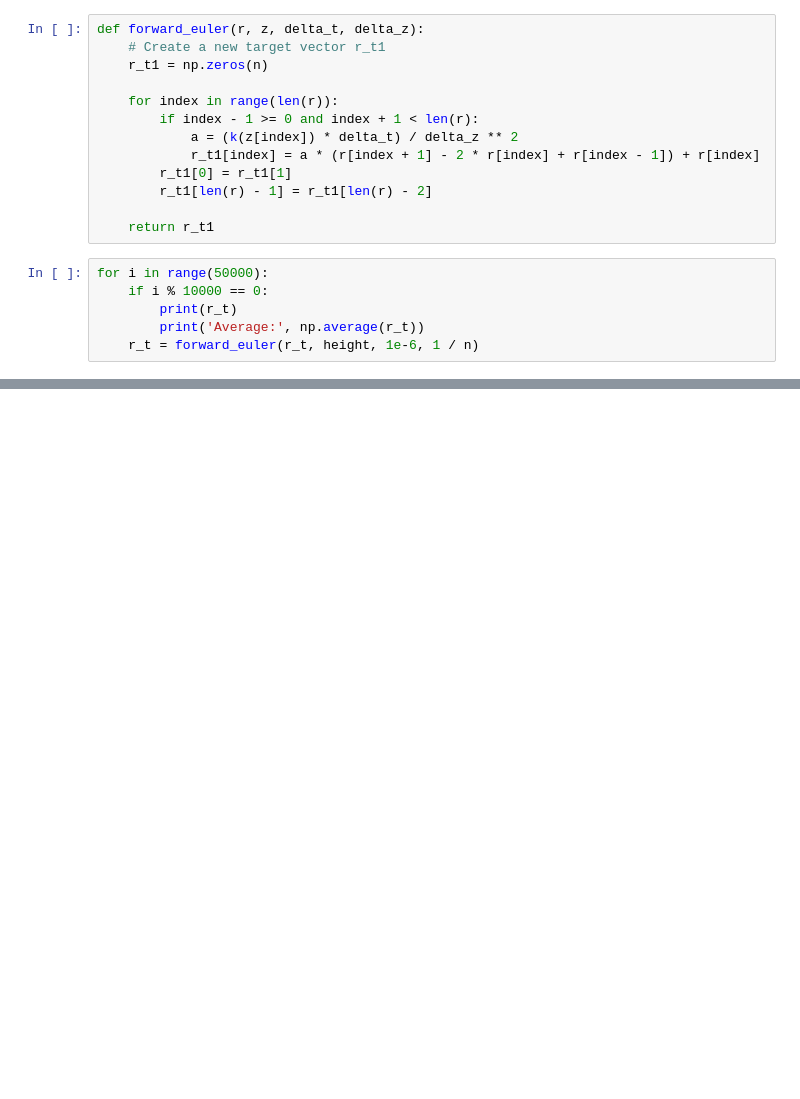
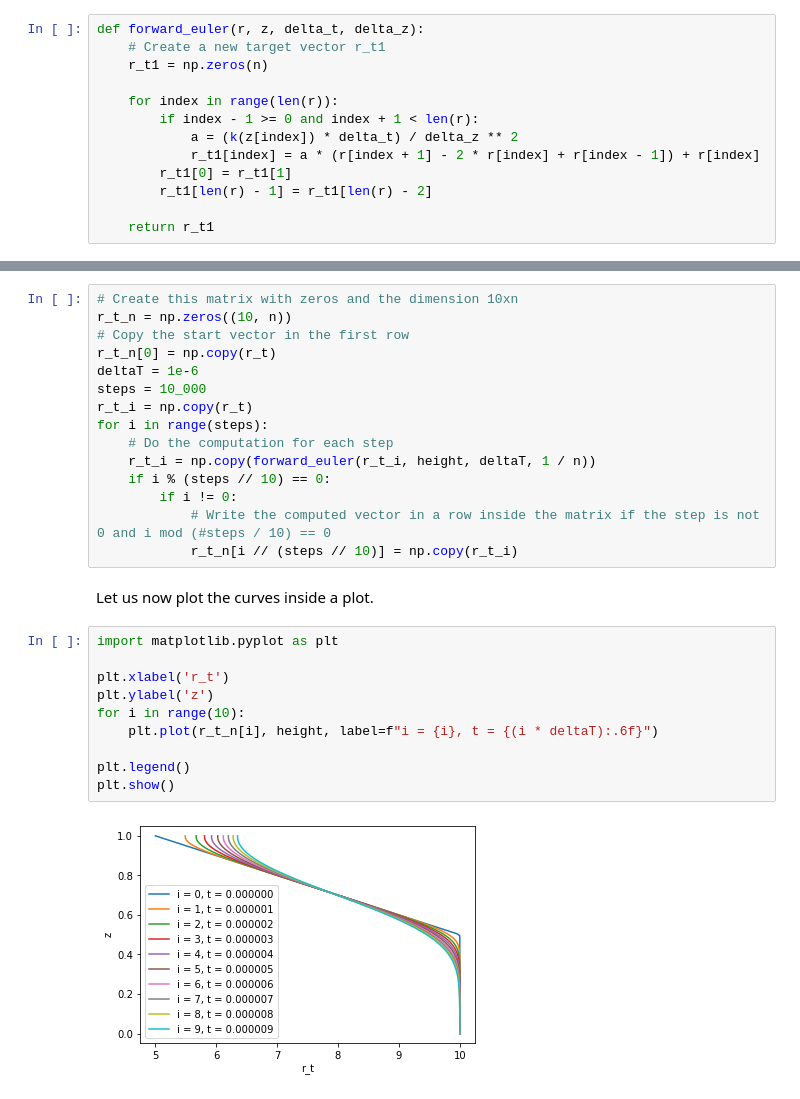
Before and after one commit to svbergmann/Mathematical-modeling-of-the-atmosphere, a Jupyter notebook: exercises/ex0.ipynb, the cells around one changed output, grey strips where cells are left out. Saved outputs shown, nothing was run; the diff lists cells and outputs as text; blank space fills up the shorter version.

Commit message:
Finished plotting r_t

```diff
--- a/exercises/ex0.ipynb
+++ b/exercises/ex0.ipynb
@@ -141,9 +119,3 @@ def forward_euler(r, z, delta_t, delta_z):
         r_t1[len(r) - 1] = r_t1[len(r) - 2]
 
     return r_t1
-# %%
-for i in range(50000):
-    if i % 10000 == 0:
-        print(r_t)
-        print('Average:', np.average(r_t))
-    r_t = forward_euler(r_t, height, 1e-6, 1 / n)
@@ -178,0 +133,29 @@ Average: 8.861368780166645
+# %%
+# Create this matrix with zeros and the dimension 10xn
+r_t_n = np.zeros((10, n))
+# Copy the start vector in the first row
+r_t_n[0] = np.copy(r_t)
+deltaT = 1e-6
+steps = 10_000
+r_t_i = np.copy(r_t)
+for i in range(steps):
+    # Do the computation for each step
+    r_t_i = np.copy(forward_euler(r_t_i, height, deltaT, 1 / n))
+    if i % (steps // 10) == 0:
+        if i != 0:
+            # Write the computed vector in a row inside the matrix if the step is not 0 and i mod (#steps / 10) == 0
+            r_t_n[i // (steps // 10)] = np.copy(r_t_i)
+# %% [markdown]
+Let us now plot the curves inside a plot.
+# %%
+import matplotlib.pyplot as plt
+
+plt.xlabel('r_t')
+plt.ylabel('z')
+for i in range(10):
+    plt.plot(r_t_n[i], height, label=f"i = {i}, t = {(i * deltaT):.6f}")
+
+plt.legend()
+plt.show()
+# %% [output]
+[figure, added]
```
Also changed, not shown: parts of 4 cells of this notebook.
